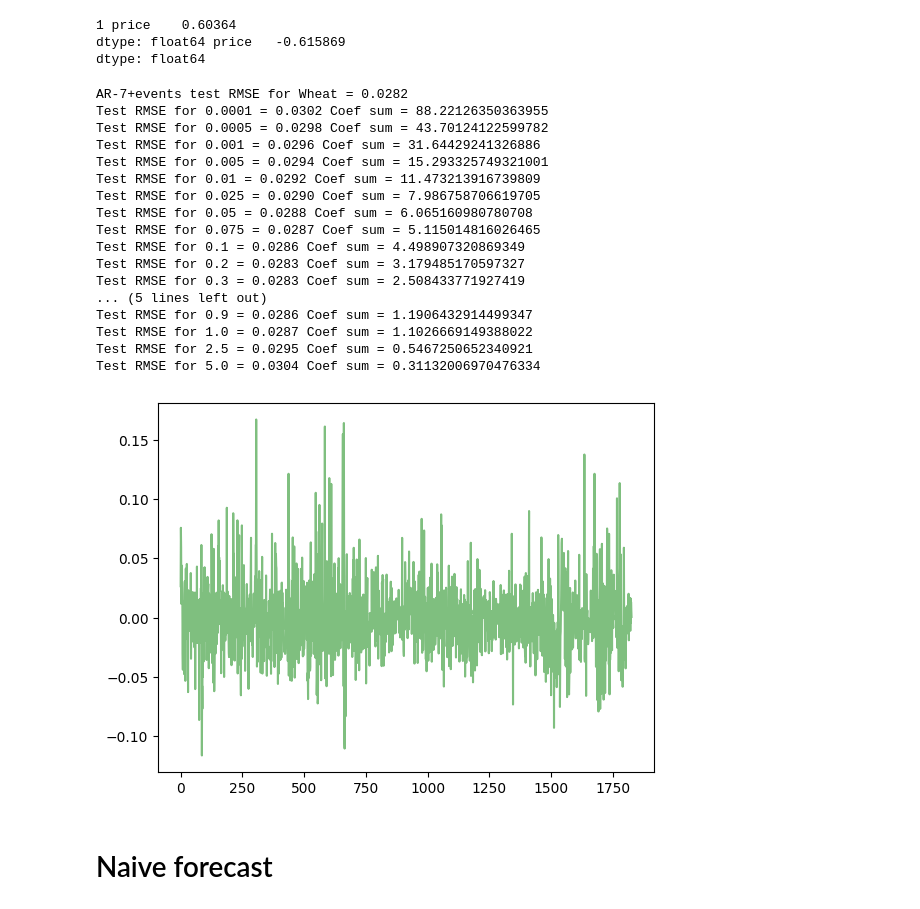
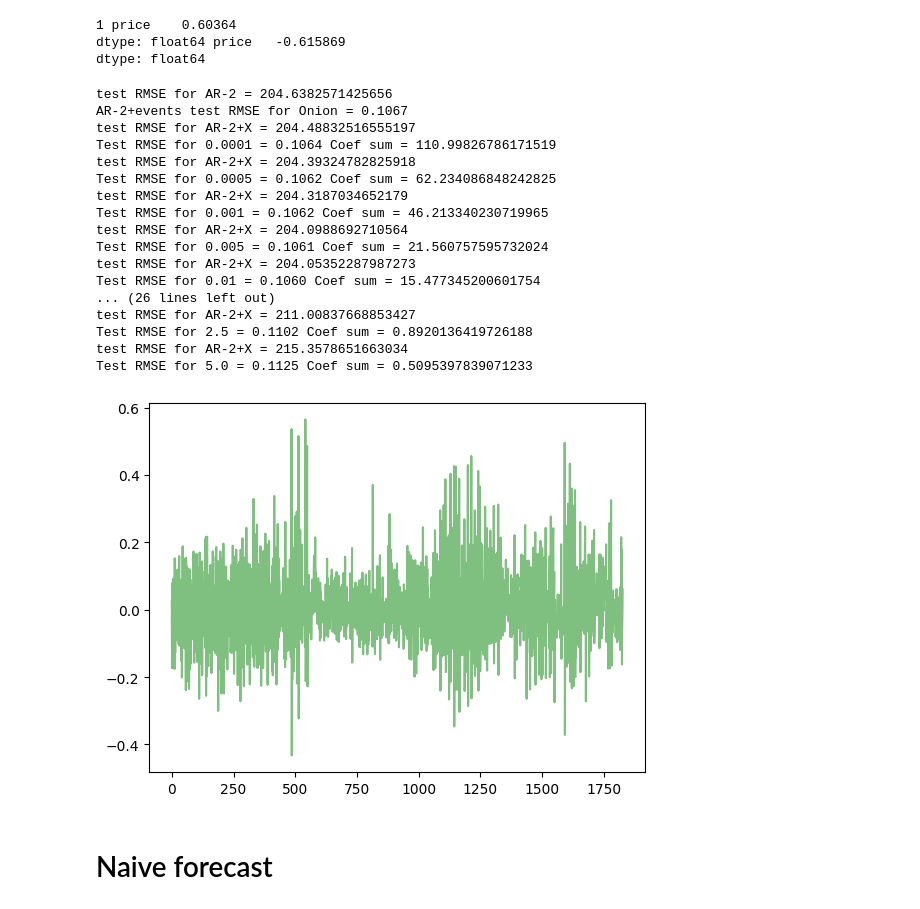
Before and after one commit to Jagabathula-Projects/news-based-forecasting, a Jupyter notebook: foodprice_arima.ipynb, the cells around one changed output. Drawn from its saved outputs; the diff is of its cells as text; code cells hidden in the pictures.

```diff
--- a/foodprice_arima.ipynb
+++ b/foodprice_arima.ipynb
@@ -71,7 +71,7 @@ dates =  pd.read_csv(f'{path}Onion.csv')['date']
 #### Define constants
 # %%
 train_period_start = np.datetime64('2006-01-01') # Jan 1, 2013
-train_period_end = np.datetime64('2015-12-31')
+train_period_end = np.datetime64('2012-12-31')
 num_train_days = 2557 # till end of 2015
 p=7
 d=1
@@ -79,7 +79,7 @@ q=0
 # forecast horizon
 n_step_ahead = 1
 kgs_in_quintal = 100
-test_period_start = np.datetime64('2016-01-01')
+test_period_start = np.datetime64('2013-01-01')
 test_period_end = np.datetime64('2020-12-31')
 # test_period_end = num_train_days + 366 + 365 # 2016 and 2017
 crop_prices_dict = {'Onion': df_o, 'Potato': df_p, 'Rice': df_r, 'Wheat': df_w}
@@ -93,7 +93,7 @@ embed_multiplier = 1
 color_list = ['r', 'b', 'g', 'k', 'y', 'm', 'c']
 #event_lags = [1, 2, 3, 4, 5, 6, 7]
 event_lags = [1, 7, 14, 21, 28]
-price_lags = [2, 3, 4, 5, 6, 7]
+price_lags = [1, 2, 3, 4, 5, 6, 7]
 # %% [markdown]
 # Read different embeddings
 # %%
@@ -354,7 +359,7 @@ def add_previous_rows(matrix, n_prev_rows, date_index):
 # %% [markdown]
 #### Prepare the data by appending past values
 # %%
-def prepare_data(crop, embedding_type, price_lag, event_lag, log_return=True):
+def prepare_data(crop, embedding_type, price_lag, event_lag, log_return=True, event_diff=False):
   if log_return:
     diff_prices = np.log(crop_prices_dict[crop]).diff()
     diff_prices.iloc[0] = 0
@@ -368,7 +373,8 @@ def prepare_data(crop, embedding_type, price_lag, event_lag, log_return=True):
     # normalize test prices based on train scaling params
     diff_prices_test_scaled = pd.DataFrame(max_abs_scaler.transform(diff_prices.loc[test_period_start:test_period_end]), index=np.arange(test_period_start, test_period_end+1))
     diff_prices_scaled = pd.concat([diff_prices_train_scaled, diff_prices_test_scaled])
-    scale = max_abs_scaler.scale_[0] # needed to rescale RMSE metrics
+    scale = max_abs_scaler.scale_[0] # needed to rescale RMSE metric
+    mean = max_abs_scaler.mean_[0] # needed to rescale MAPE metric
 
   dates = np.arange(train_period_start, test_period_end+1)
   # date_df = pd.DataFrame(crop_prices_dict[crop].index[1:])
@@ -378,13 +384,18 @@ def prepare_data(crop, embedding_type, price_lag, event_lag, log_return=True):
   # add past price data
   all_price_data = add_previous_rows(diff_prices_scaled.loc[train_period_start:test_period_end].values, prices_rows_to_append, dates)
   # add past event data
-  all_event_data = add_previous_rows(all_embeddings_dict[embedding_type].loc[train_period_start:test_period_end].values, events_rows_to_append, dates)
+  if event_diff:
+    event_vals = all_embeddings_dict[embedding_type].diff()
+    event_vals.iloc[0] = 0
+  else:
+    event_vals = all_embeddings_dict[embedding_type]
+  all_event_data = add_previous_rows(event_vals.loc[train_period_start:test_period_end].values, events_rows_to_append, dates)
   all_event_data_agg = all_event_data.apply(lambda w: w.values.reshape(event_lag, -1).sum(0), axis=1, result_type='expand')
-  return scale, all_event_data_agg, all_event_data, all_price_data, diff_prices_scaled
+  return mean, scale, all_event_data_agg, all_event_data, all_price_data, diff_prices_scaled
 # %% [markdown]
 #### AR models
 # %%
-def ar_forecasts(all_price_data, crop, scale, pred_lag, train_Y, test_y, color_id):
+def ar_forecasts(all_price_data, crop, mean, scale, pred_lag, train_Y, test_y, color_id, mape=False):
   train_X = all_price_data.loc[train_period_start+pred_lag-1:train_period_end-n_step_ahead] # ignore first lag rows since we do not have past y values
   ols_model = LinearRegression(fit_intercept=fit_intercept).fit(train_X, train_Y)
   # train_y.index = train_X.index
@@ -398,7 +409,10 @@ def ar_forecasts(all_price_data, crop, scale, pred_lag, train_Y, test_y, color_i
   arima_residuals_test = test_y - predicted_y
   plt.plot(arima_residuals_test, alpha=0.5, label=f'True', zorder=2, color='g')
   # plt.plot(predicted_y, alpha=0.2, label=f'AR-{lag}', zorder=3, linewidth=2.0, color='k')
-  return arima_residuals_train, arima_residuals_test, scale*mean_squared_error(test_y, predicted_y, squared=False)
+  # compute_rmse_for_price_pred_from_return_pred(predicted_y, np.ravel(crop_prices_dict[crop].loc[train_period_end:].values), f'AR-{pred_lag}')
+  np.save(f'{path}arima_{crop}.npy', scale*predicted_y + mean)
+  arima_test_perf = mean_absolute_percentage_error(scale*test_y + mean, scale*predicted_y + mean) if mape else scale*mean_squared_error(test_y, predicted_y, squared=False)
+  return arima_residuals_train, arima_residuals_test, arima_test_perf
 # %% [markdown]
 #### AR+X models
 # %%
@@ -478,49 +510,50 @@ Ridge regularization sensitivity
 dtype: float64 price   -0.615869
 dtype: float64
 # %%
-crop = 'Wheat'
+crop = 'Onion'
 embedding_type = 'events'
-price_lag = 7
+price_lag = 2
 scale, all_event_data_agg, all_event_data, all_price_data, diff_prices_scaled = prepare_data(crop, embedding_type, price_lag, 7, True)
 predict_residuals = False
 train_Y = np.ravel(diff_prices_scaled.loc[train_period_start+price_lag-1+n_step_ahead:train_period_end])
 all_data_agg = pd.concat([all_price_data, all_event_data_agg], axis=1)
 test_y = np.ravel(diff_prices_scaled.loc[train_period_end+1:test_period_end])
 ar_residuals_train, ar_residuals_test, ar_rmse_test = ar_forecasts(all_price_data, crop, scale, price_lag, train_Y, test_y, 0)
 if predict_residuals:
   test_y = ar_residuals_test
   train_Y = ar_residuals_train
   train_X = all_event_data_agg.loc[train_period_start+price_lag-1:train_period_end-n_step_ahead] # ignore first p rows since we do not have past y values
   test_X = all_event_data_agg.loc[train_period_end+1-n_step_ahead:test_period_end-n_step_ahead]
 else:
   train_X = all_data_agg.loc[train_period_start+price_lag-1:train_period_end-n_step_ahead] # ignore first p rows since we do not have past y values
   test_X = all_data_agg.loc[train_period_end+1-n_step_ahead:test_period_end-n_step_ahead]
 #ols_model = LinearRegression(fit_intercept=fit_intercept).fit(train_X, train_Y)
 print(f"AR-{price_lag}+{embedding_type} test RMSE for {crop} = {ar_rmse_test:.4f}")
 for alpha in reg_alphas_log_return:
   ridge_model = Ridge(alpha=alpha, fit_intercept=fit_intercept, max_iter=5000)
   ridge_model = ridge_model.fit(train_X, train_Y)
   # print(f'Train RMSE for {alpha} = {mean_squared_error(train_Y, lasso_model.predict(train_X), squared=False):.3f} Coef sum = {np.abs(lasso_model.coef_[p:]).sum()}')
+  compute_rmse_for_price_pred_from_return_pred(ridge_model.predict(test_X), np.ravel(crop_prices_dict[crop].loc[train_period_end:].values), f'AR-{price_lag}+X')
   print(f'Test RMSE for {alpha} = {scale*mean_squared_error(test_y, ridge_model.predict(test_X), squared=False):.4f} Coef sum = {np.abs(ridge_model.coef_[price_lag:]).sum()}')
 # %% [output]
-AR-7+events test RMSE for Wheat = 0.0282
-Test RMSE for 0.0001 = 0.0302 Coef sum = 88.22126350363955
-Test RMSE for 0.0005 = 0.0298 Coef sum = 43.70124122599782
-Test RMSE for 0.001 = 0.0296 Coef sum = 31.64429241326886
-Test RMSE for 0.005 = 0.0294 Coef sum = 15.293325749321001
-Test RMSE for 0.01 = 0.0292 Coef sum = 11.473213916739809
-Test RMSE for 0.025 = 0.0290 Coef sum = 7.986758706619705
-Test RMSE for 0.05 = 0.0288 Coef sum = 6.065160980780708
-Test RMSE for 0.075 = 0.0287 Coef sum = 5.115014816026465
-Test RMSE for 0.1 = 0.0286 Coef sum = 4.498907320869349
-Test RMSE for 0.2 = 0.0283 Coef sum = 3.179485170597327
-Test RMSE for 0.3 = 0.0283 Coef sum = 2.508433771927419
-... (5 lines left out)
-Test RMSE for 0.9 = 0.0286 Coef sum = 1.1906432914499347
-Test RMSE for 1.0 = 0.0287 Coef sum = 1.1026669149388022
-Test RMSE for 2.5 = 0.0295 Coef sum = 0.5467250652340921
-Test RMSE for 5.0 = 0.0304 Coef sum = 0.31132006970476334
+test RMSE for AR-2 = 204.6382571425656
+AR-2+events test RMSE for Onion = 0.1067
+test RMSE for AR-2+X = 204.48832516555197
+Test RMSE for 0.0001 = 0.1064 Coef sum = 110.99826786171519
+test RMSE for AR-2+X = 204.39324782825918
+Test RMSE for 0.0005 = 0.1062 Coef sum = 62.234086848242825
+test RMSE for AR-2+X = 204.3187034652179
+Test RMSE for 0.001 = 0.1062 Coef sum = 46.213340230719965
+test RMSE for AR-2+X = 204.0988692710564
+Test RMSE for 0.005 = 0.1061 Coef sum = 21.560757595732024
+test RMSE for AR-2+X = 204.05352287987273
+Test RMSE for 0.01 = 0.1060 Coef sum = 15.477345200601754
+... (26 lines left out)
+test RMSE for AR-2+X = 211.00837668853427
+Test RMSE for 2.5 = 0.1102 Coef sum = 0.8920136419726188
+test RMSE for AR-2+X = 215.3578651663034
+Test RMSE for 5.0 = 0.1125 Coef sum = 0.5095397839071233
-[figure, old version]
+[figure, new version]
 # %% [markdown]
 # Naive forecast
 # %%
```
Also changed, not shown: parts of 13 cells of this notebook, 1 other file.
